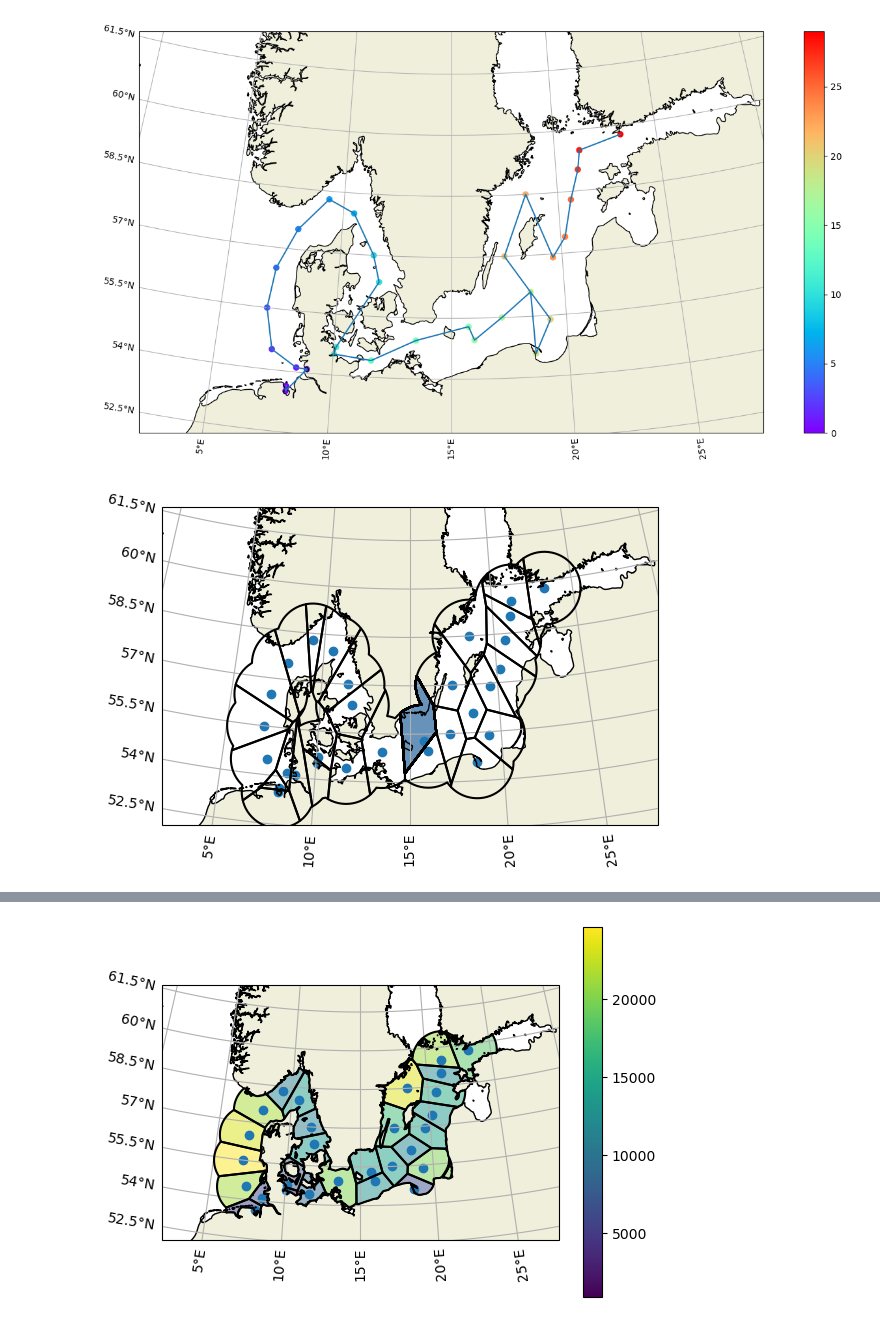
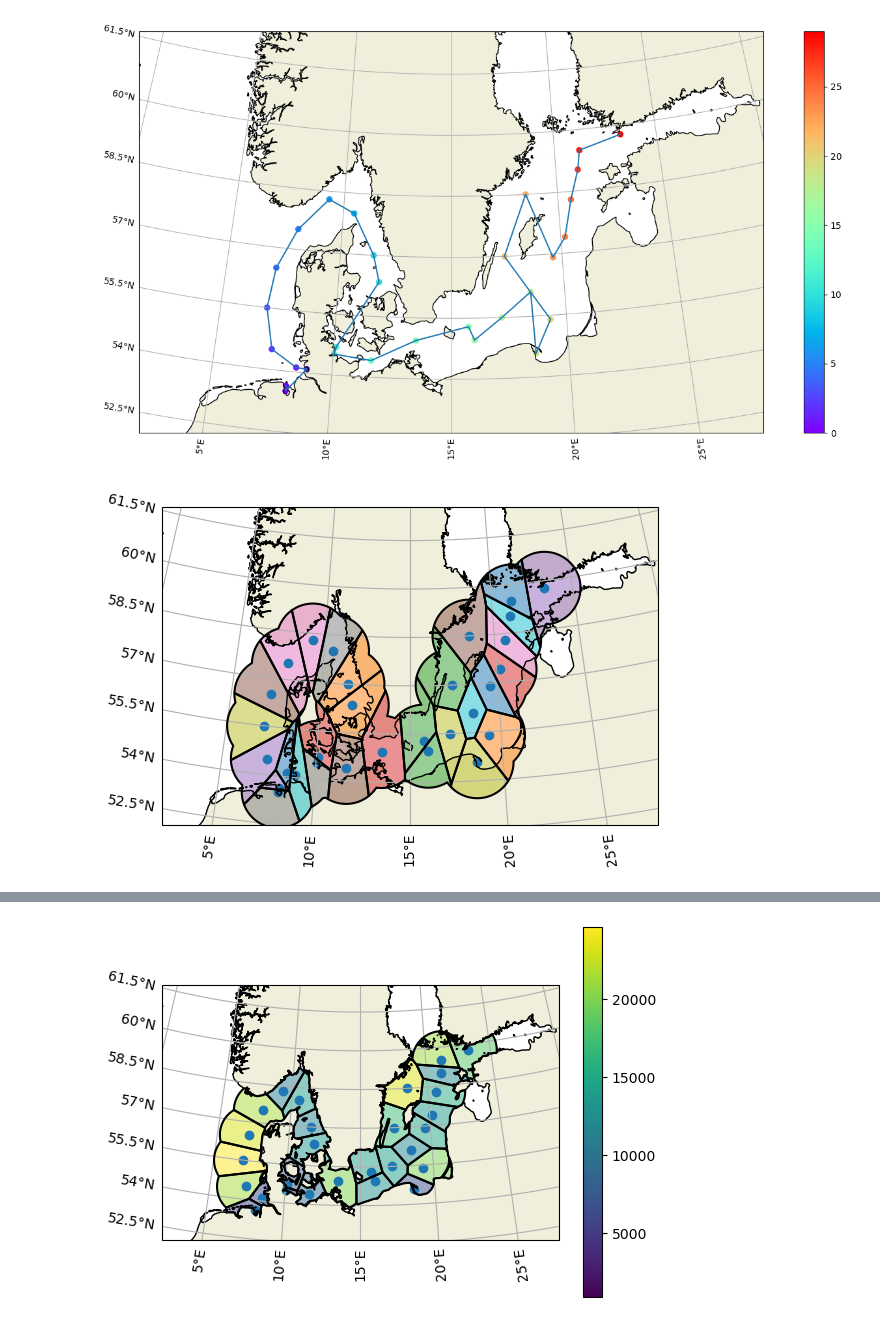
Before and after one commit to geomar-od-lagrange/2025_copepods, a Jupyter notebook: notebooks/VoronoiPolygons.ipynb, the cells around one changed output, grey strips where cells are left out. Saved outputs shown, nothing was run; the diff lists cells and outputs as text; code cells hidden in the pictures.

Commit message:
simplified voronoi polygon generation

```diff
--- a/notebooks/VoronoiPolygons.ipynb
+++ b/notebooks/VoronoiPolygons.ipynb
@@ -86,5 +87,4 @@ ds = sample_test
 sample_points = {}
 for column in sample_test[0].keys():
   sample_points[column] = list(location[column] for location in sample_test)
-gdf_sample_points = gpd.GeoDataFrame(sample_points, crs=ccrs.Geodetic()).sort_values("order")
-gdf_sample_points
+gdf_sample_points = GeoDataFrame(sample_points, crs=Geodetic()).sort_values("order")
@@ -138,20 +120,15 @@ area_of_interest = (
         # Set the Bufferdistance to 125 000 metres
         .buffer(distance=1.25e5)
         # Reproject to the map projection
-        .to_crs(map_projection)
+        .to_crs(Geodetic())
         )
         # Dissolve the polygons to one single Polygon
         .dissolve()
     )
 # %%
 # Build geodataframe for voronoi polygons
-gdf_voronoi = gdf_sample_points.voronoi_polygons()
-sample_polygons = {
-    'geometry': gdf_voronoi,
-    }
-gdf_voronoi = gpd.GeoDataFrame(sample_polygons).to_crs(map_projection)
+gdf_voronoi_polygons = (
+        gdf_sample_points
+        .set_geometry(gdf_sample_points.voronoi_polygons()) # exchange the points with voronoi polygons
+        .clip(area_of_interest) # clip to radius
+)
-# %%
-# Reorder the polygons so that the IDs are correct
-gdf_voronoi_polygons = gpd.sjoin(left_df=gdf_voronoi, right_df=gdf_sample_points, how="left", rsuffix="polygon")
-gdf_voronoi_polygons.rename(columns={'index_polygon':'index', 'location_id': 'polygon_id'}, inplace = True)
-gdf_voronoi_polygons = gdf_voronoi_polygons.set_index('index').sort_index()
@@ -160,12 +135,13 @@ gdf_voronoi_clipped = gdf_voronoi_polygons.clip(area_of_interest).sort_index()
 # %%
+gdf_voronoi_polygons_map = gdf_voronoi_polygons.to_crs(crs=map_projection)
 fig = plt.figure()
 ax_map = fig.add_subplot(projection=map_projection)
 basemap(ax_map)
-gdf_voronoi_clipped.plot(ax=ax_map, alpha=0.5, column="polygon_id",)
-gdf_voronoi_clipped.boundary.plot(ax=ax_map, color="k",)
+gdf_voronoi_polygons_map.plot(ax=ax_map, alpha=0.5, column="location_id",)
+gdf_voronoi_polygons_map.boundary.plot(ax=ax_map, color="k",)
 gdf_sample_points_map.plot(ax=ax_map)
 map_extent = ax_map.get_extent(crs=map_projection)
 plt.show()
 # %% [output]
-[figure, old version]
+[figure, new version]
 # %%
```
Also changed, not shown: parts of 4 cells of this notebook.
